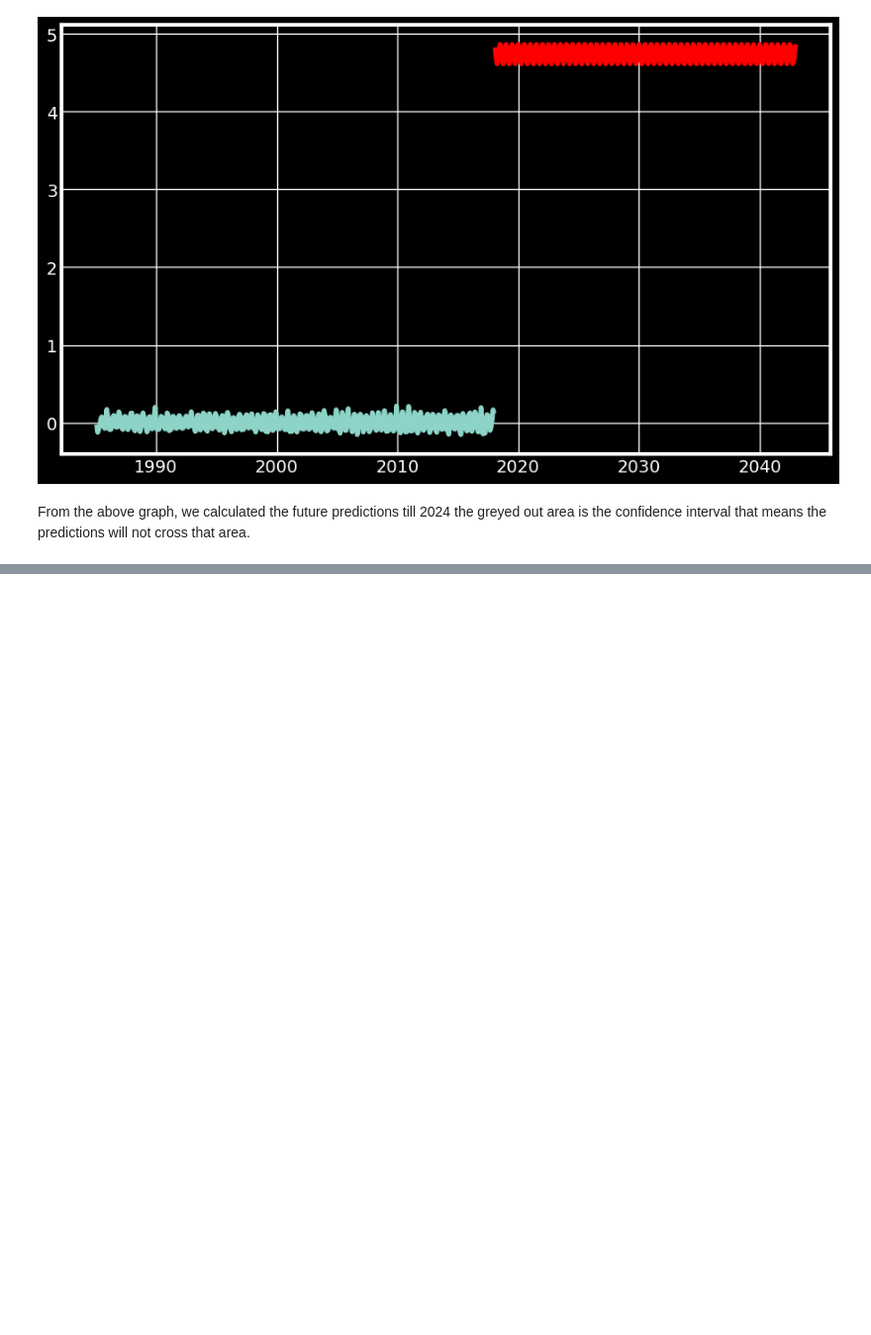
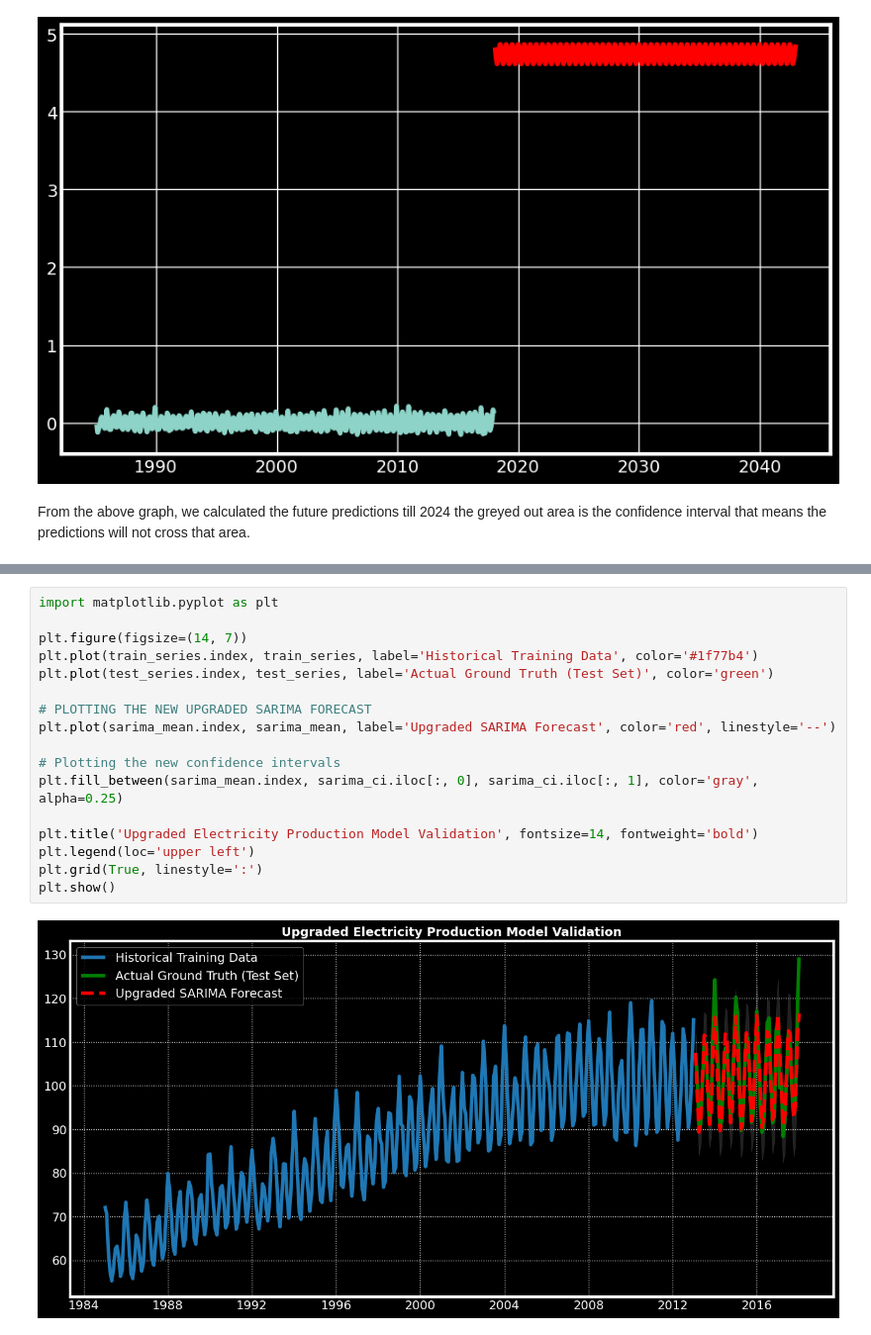
Before and after one commit to HopeyCodeDS/electricity-demand-forecasting-tsa, a Jupyter notebook: predict-electricity-consumption.ipynb, the cells around one changed output, grey strips where cells are left out. Shown at 99% size. Cells and saved outputs as stored; diff of their text form; blank space fills up the shorter version.

Commit message:
model evaluation & hyperparameter optimization

```diff
--- a/predict-electricity-consumption.ipynb
+++ b/predict-electricity-consumption.ipynb
@@ -534,0 +587,19 @@ https://www.kaggle.com/code/nageshsingh/predict-electricity-consumption
+# %%
+import matplotlib.pyplot as plt
+
+plt.figure(figsize=(14, 7))
+plt.plot(train_series.index, train_series, label='Historical Training Data', color='#1f77b4')
+plt.plot(test_series.index, test_series, label='Actual Ground Truth (Test Set)', color='green')
+
+# PLOTTING THE NEW UPGRADED SARIMA FORECAST
+plt.plot(sarima_mean.index, sarima_mean, label='Upgraded SARIMA Forecast', color='red', linestyle='--')
+
+# Plotting the new confidence intervals
+plt.fill_between(sarima_mean.index, sarima_ci.iloc[:, 0], sarima_ci.iloc[:, 1], color='gray', alpha=0.25)
+
+plt.title('Upgraded Electricity Production Model Validation', fontsize=14, fontweight='bold')
+plt.legend(loc='upper left')
+plt.grid(True, linestyle=':')
+plt.show()
+# %% [output]
+[figure, added]
```
Also changed, not shown: parts of 6 cells of this notebook, 2 other files.
